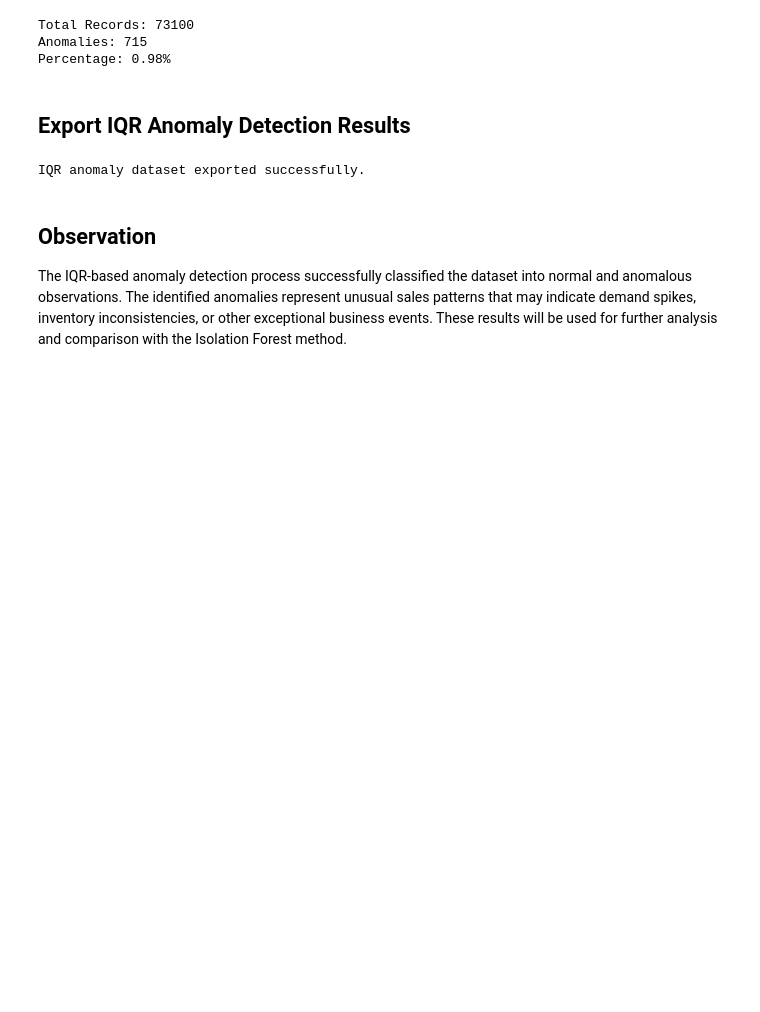
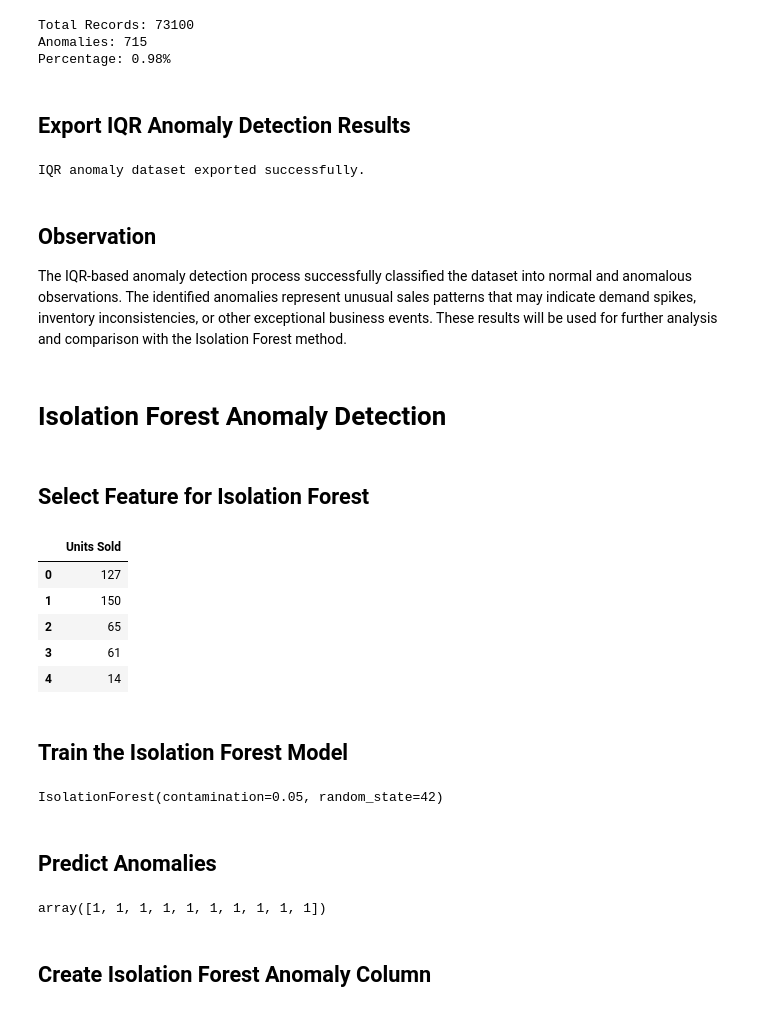
Before and after one commit to dharani-malla/Supply-Chain-Analytics-Demand-Forecasting-Anamoly-Detection, a Jupyter notebook: Week2_IQR_IsolationForest.ipynb, the cells around one changed output. Drawn from its saved outputs; the diff is of its cells as text; code cells hidden in the pictures; blank space fills up the shorter version.

```diff
--- a/Week2_IQR_IsolationForest.ipynb
+++ b/Week2_IQR_IsolationForest.ipynb
@@ -140,3 +140,5 @@ IQR anomaly dataset exported successfully.
 ## Observation
 
 The IQR-based anomaly detection process successfully classified the dataset into normal and anomalous observations. The identified anomalies represent unusual sales patterns that may indicate demand spikes, inventory inconsistencies, or other exceptional business events. These results will be used for further analysis and comparison with the Isolation Forest method.
+# %% [markdown]
+# Isolation Forest Anomaly Detection
@@ -142,0 +147,34 @@ The IQR-based anomaly detection process successfully classified the dataset into
+# %% [markdown]
+## Select Feature for Isolation Forest
+# %%
+feature = "Units Sold"
+X = df[[feature]]
+X.head()
+# %% [output]
+|  | Units Sold |
+| 0 | 127 |
+| 1 | 150 |
+| 2 | 65 |
+| 3 | 61 |
+| 4 | 14 |
+# %% [markdown]
+## Train the Isolation Forest Model
+# %%
+iso_forest = IsolationForest(
+    n_estimators=100,
+    contamination=0.05,
+    random_state=42
+)
+
+iso_forest.fit(X)
+# %% [output]
+IsolationForest(contamination=0.05, random_state=42)
+# %% [markdown]
+## Predict Anomalies
+# %%
+predictions = iso_forest.predict(X)
+predictions[:10]
+# %% [output]
+array([1, 1, 1, 1, 1, 1, 1, 1, 1, 1])
+# %% [markdown]
+## Create Isolation Forest Anomaly Column
```
Also changed, not shown: parts of 9 cells of this notebook.
